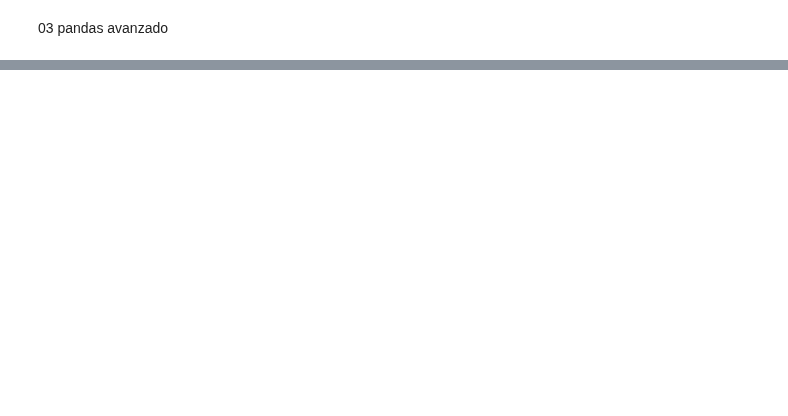
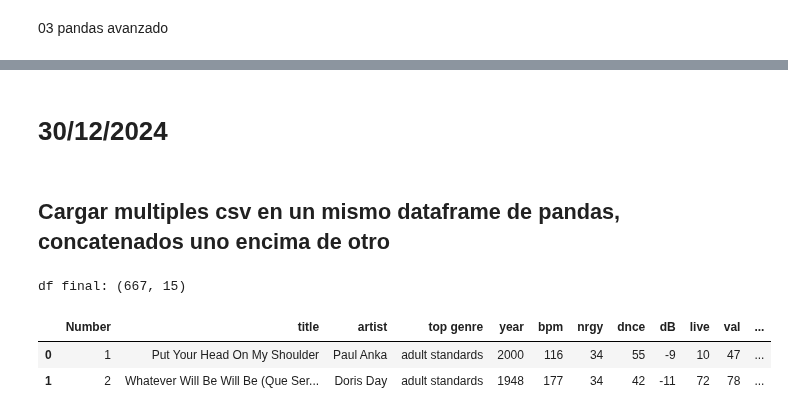
Before and after one commit to ceciorosco/Cecilia-Repositorio, a Jupyter notebook: Modulo_3/ejercicios_modulo_3.ipynb, the cells around one changed output, grey strips where cells are left out. Cells and saved outputs as stored; diff of their text form; code cells hidden in the pictures; blank space fills up the shorter version.

```diff
--- a/Modulo_3/ejercicios_modulo_3.ipynb
+++ b/Modulo_3/ejercicios_modulo_3.ipynb
@@ -511,0 +403,4 @@ float64
+# %% [markdown]
+# 30/12/2024
+# %% [markdown]
+## Cargar multiples csv en un mismo dataframe de pandas, concatenados uno encima de otro
@@ -511,0 +411,18 @@ float64
+# %%
+# listar los archivos csv del direcctorio spotify usando os
+file_names = os.listdir("spotify")
+# %%
+# bucle for para cargar uno a uno en pandas, concat para unirlos a un dataframe global
+df = pd.DataFrame() #dataframe vacio donde ir concatenando cada dataframe
+for file_name in file_names:
+    df_file = pd.read_csv("spotify/" + file_name)
+    df = pd.concat([df, df_file], ignore_index=True)
+print(f"df final: {df.shape}")
+# %% [output]
+df final: (667, 15)
+# %%
+df.head(2)
+# %% [output]
+|  | Number | title | artist | top genre | year | bpm | nrgy | dnce | dB | live | val | ... |
+| 0 | 1 | Put Your Head On My Shoulder | Paul Anka | adult standards | 2000 | 116 | 34 | 55 | -9 | 10 | 47 | ... |
+| 1 | 2 | Whatever Will Be Will Be (Que Ser... | Doris Day | adult standards | 1948 | 177 | 34 | 42 | -11 | 72 | 78 | ... |
```
Also changed, not shown: parts of 29 cells of this notebook, 8 other files.
